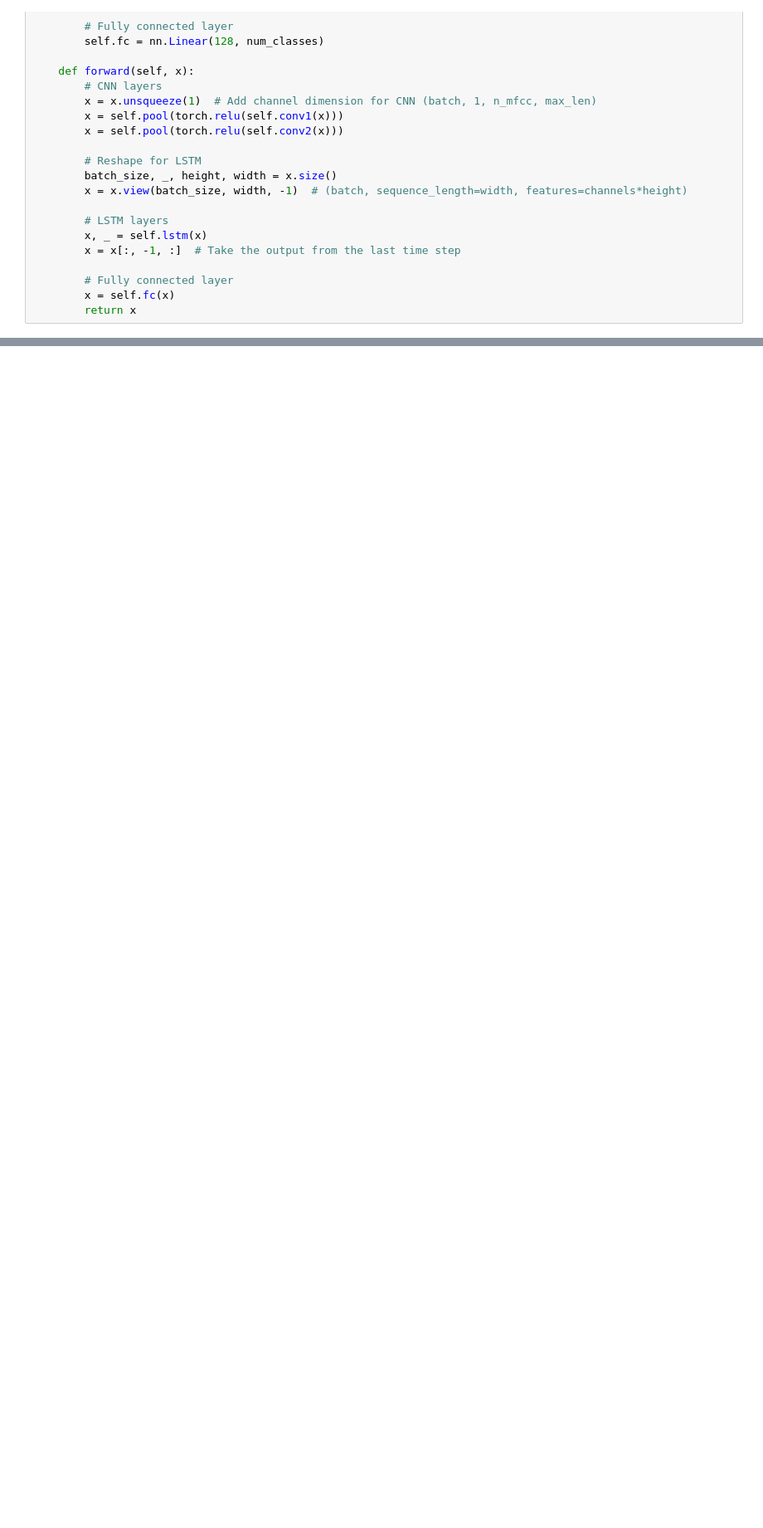
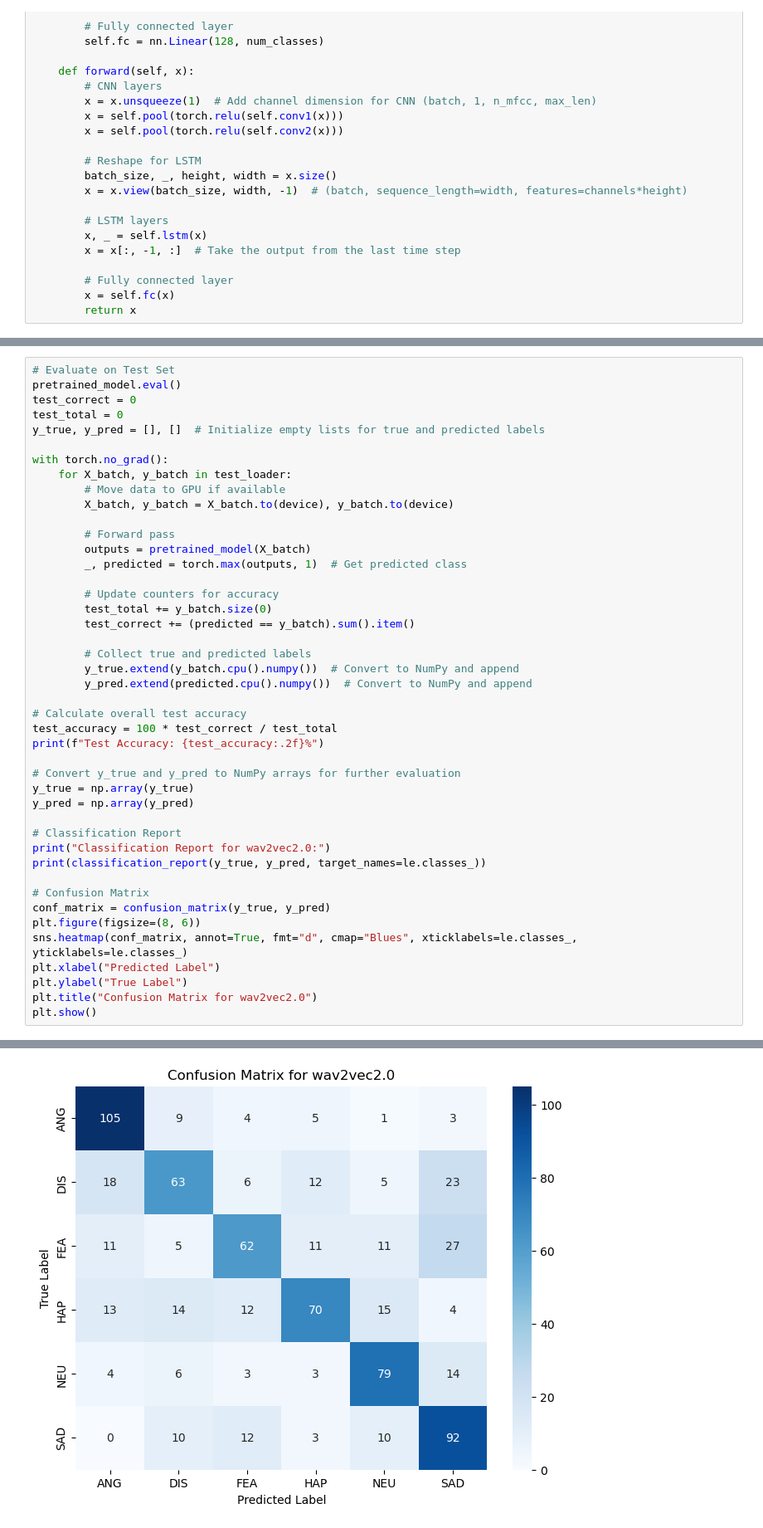
Before and after one commit to navanodonavan/MSAAI501FinalProject_Group7, a Jupyter notebook: AAI_501_Final_Project_G7_CNN_LSTM.ipynb, the cells around one changed output, grey strips where cells are left out. Shown: that part at 83% size. Saved outputs shown, nothing was run; the diff lists cells and outputs as text; blank space fills up the shorter version.

```diff
--- a/AAI_501_Final_Project_G7_CNN_LSTM.ipynb
+++ b/AAI_501_Final_Project_G7_CNN_LSTM.ipynb
@@ -473,0 +664,45 @@ plt.show()
+# %%
+# Evaluate on Test Set
+pretrained_model.eval()
+test_correct = 0
+test_total = 0
+y_true, y_pred = [], []  # Initialize empty lists for true and predicted labels
+
+with torch.no_grad():
+    for X_batch, y_batch in test_loader:
+        # Move data to GPU if available
+        X_batch, y_batch = X_batch.to(device), y_batch.to(device)
+
+        # Forward pass
+        outputs = pretrained_model(X_batch)
+        _, predicted = torch.max(outputs, 1)  # Get predicted class
+
+        # Update counters for accuracy
+        test_total += y_batch.size(0)
+        test_correct += (predicted == y_batch).sum().item()
+
+        # Collect true and predicted labels
+        y_true.extend(y_batch.cpu().numpy())  # Convert to NumPy and append
+        y_pred.extend(predicted.cpu().numpy())  # Convert to NumPy and append
+
+# Calculate overall test accuracy
+test_accuracy = 100 * test_correct / test_total
+print(f"Test Accuracy: {test_accuracy:.2f}%")
+
+# Convert y_true and y_pred to NumPy arrays for further evaluation
+y_true = np.array(y_true)
+y_pred = np.array(y_pred)
+
+# Classification Report
+print("Classification Report for wav2vec2.0:")
+print(classification_report(y_true, y_pred, target_names=le.classes_))
+
+# Confusion Matrix
+conf_matrix = confusion_matrix(y_true, y_pred)
+plt.figure(figsize=(8, 6))
+sns.heatmap(conf_matrix, annot=True, fmt="d", cmap="Blues", xticklabels=le.classes_, yticklabels=le.classes_)
+plt.xlabel("Predicted Label")
+plt.ylabel("True Label")
+plt.title("Confusion Matrix for wav2vec2.0")
+plt.show()
+# %% [output]
@@ -473,0 +723 @@ plt.show()
+[figure, added]
```
Also changed, not shown: parts of 7 cells of this notebook.
